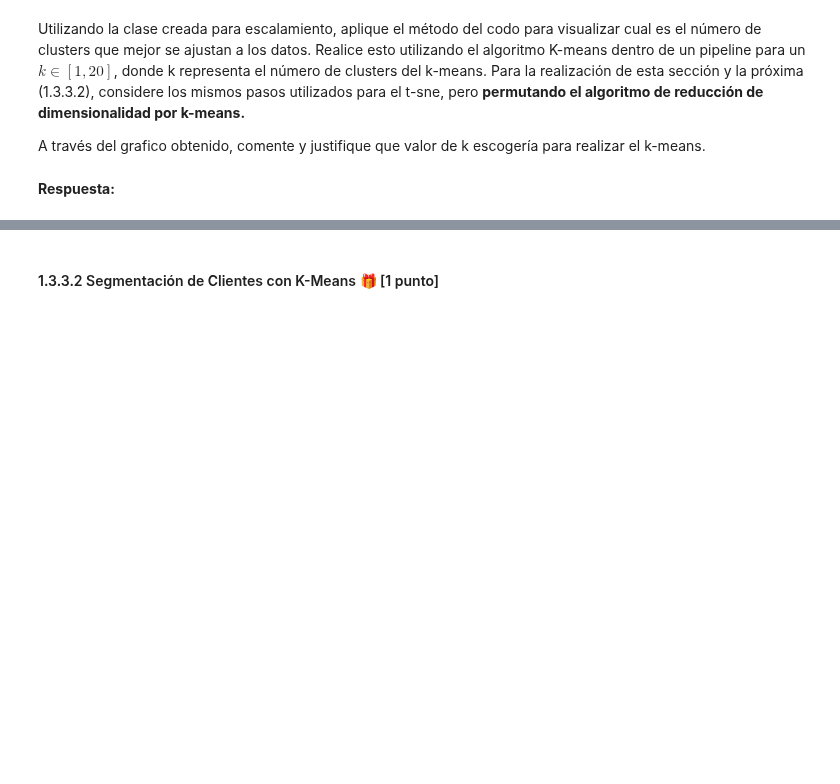
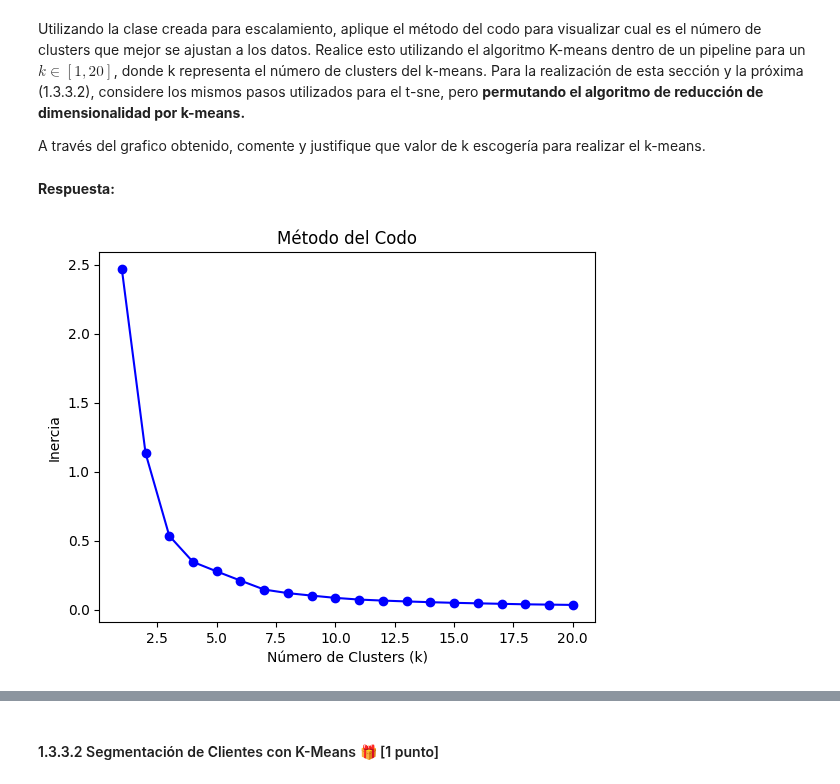
Before and after one commit to Nietsabas/MDS7202, a Jupyter notebook: Laboratorios/Laboratorio_7/Laboratorio7.ipynb, the cells around one changed output, grey strips where cells are left out. Drawn from its saved outputs; the diff is of its cells as text; code cells hidden in the pictures; blank space fills up the shorter version.

```diff
--- a/Laboratorios/Laboratorio_7/Laboratorio7.ipynb
+++ b/Laboratorios/Laboratorio_7/Laboratorio7.ipynb
@@ -296,3 +320,40 @@ Utilizando la clase creada para escalamiento, aplique el método del codo para v
 A través del grafico obtenido, comente y justifique que valor de k escogería para realizar el k-means.
 # %% [markdown]
 **Respuesta:**
+# %%
+import numpy as np
+import matplotlib.pyplot as plt
+from sklearn.cluster import KMeans
+from sklearn.pipeline import Pipeline
+from sklearn.base import BaseEstimator, TransformerMixin
+from sklearn.impute import SimpleImputer
+
+# Instancia del imputador
+imputer = SimpleImputer(strategy='mean')
+
+# Istancia de la clase MinMax
+minmax_scaler = MinMax()
+
+def calcular_inercia(X, k_values):
+    inercia = []
+    for k in k_values:
+        pipeline = Pipeline([
+            ('imputer', imputer),
+            ('scaler', minmax_scaler),
+            ('kmeans', KMeans(n_clusters=k))
+        ])
+        pipeline.fit(X)
+        inercia.append(pipeline['kmeans'].inertia_)
+    return inercia
+
+k_values = range(1, 21)
+
+inercia = calcular_inercia(lrmfp_imputed, k_values)
+
+plt.plot(k_values, inercia, 'bo-')
+plt.xlabel('Número de Clusters (k)')
+plt.ylabel('Inercia')
+plt.title('Método del Codo')
+plt.show()
+# %% [output]
+[figure, added]
```
Also changed, not shown: parts of 12 cells of this notebook.
